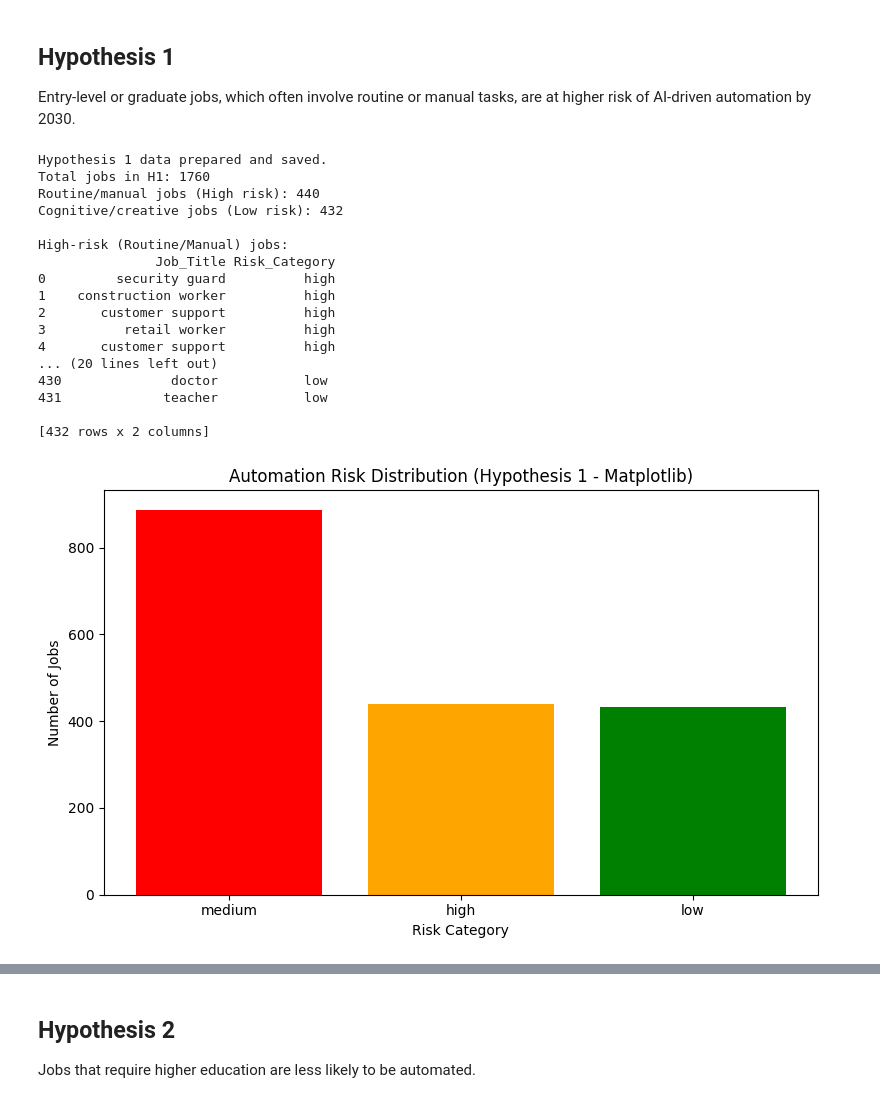
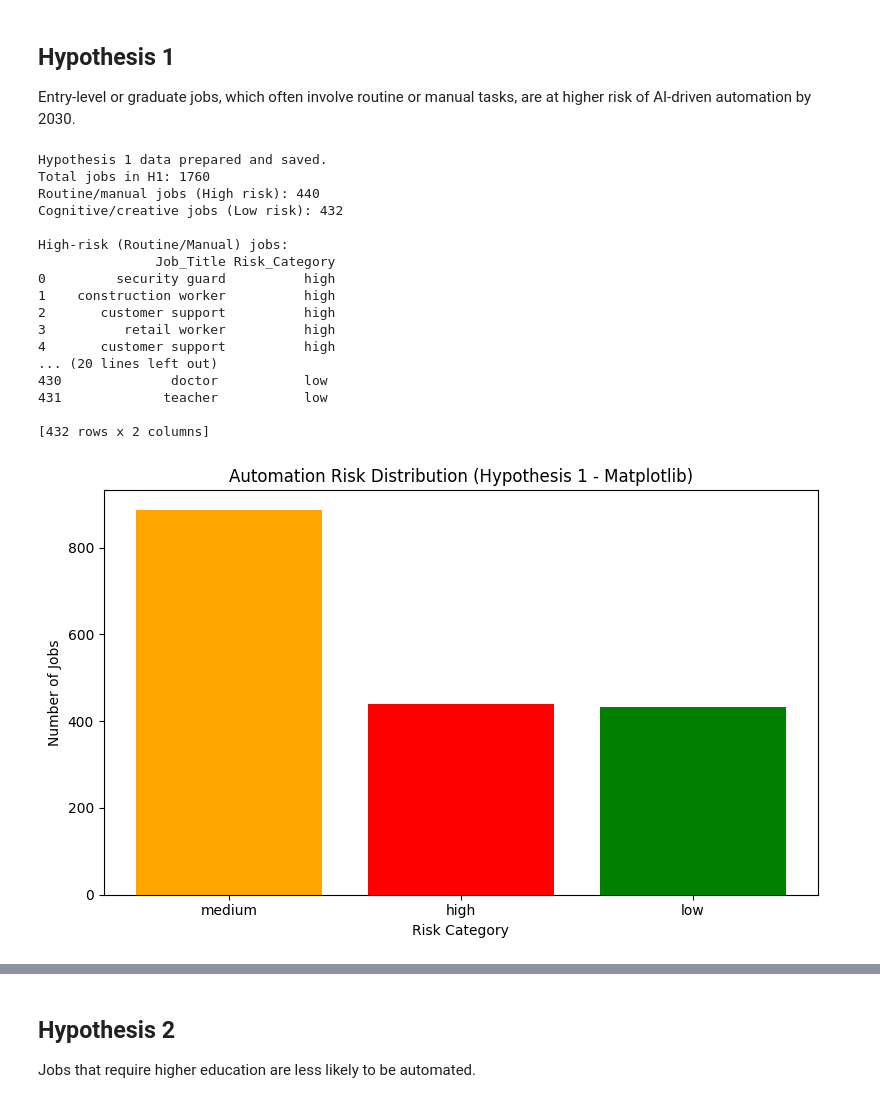
Before and after one commit to sunnyjandu/AI_Impact_on_Jobs, a Jupyter notebook: jupyter_notebooks/ETL_Datavis.ipynb, the cells around one changed output, grey strips where cells are left out. Cells and saved outputs as stored; diff of their text form; code cells hidden in the pictures.

```diff
--- a/jupyter_notebooks/ETL_Datavis.ipynb
+++ b/jupyter_notebooks/ETL_Datavis.ipynb
@@ -240,7 +240,7 @@ plt.figure(figsize=(8, 5))
 plt.bar(
     risk_counts.index,
     risk_counts.values,
-    color=['red', 'orange', 'green'][:len(risk_counts)]
+    color=['orange', 'red', 'green'][:len(risk_counts)]
 )
 plt.title('Automation Risk Distribution (Hypothesis 1 - Matplotlib)')
 plt.xlabel('Risk Category')
@@ -266,34 +266,34 @@ plt.show()
 # --- Plotly visualization ---
 risk_df = risk_counts.reset_index()
 risk_df.columns = ['Risk_Category', 'Count']
 
 fig = px.bar(
     risk_df,
     x='Risk_Category',
     y='Count',
     color='Risk_Category',
     title='Automation Risk Distribution (Hypothesis 1 - Plotly)'
 )
 fig.show()
 # %% [output]
 Hypothesis 1 data prepared and saved.
 Total jobs in H1: 1760
 Routine/manual jobs (High risk): 440
 Cognitive/creative jobs (Low risk): 432
 
 High-risk (Routine/Manual) jobs:
                Job_Title Risk_Category
 0         security guard          high
 1    construction worker          high
 2       customer support          high
 3          retail worker          high
 4       customer support          high
 ... (20 lines left out)
 430              doctor           low
 431             teacher           low
 
 [432 rows x 2 columns]
-[figure, old version]
+[figure, new version]
 [figure]
 # %% [markdown]
 ## Hypothesis 2
```
Also changed, not shown: 3 other files.
